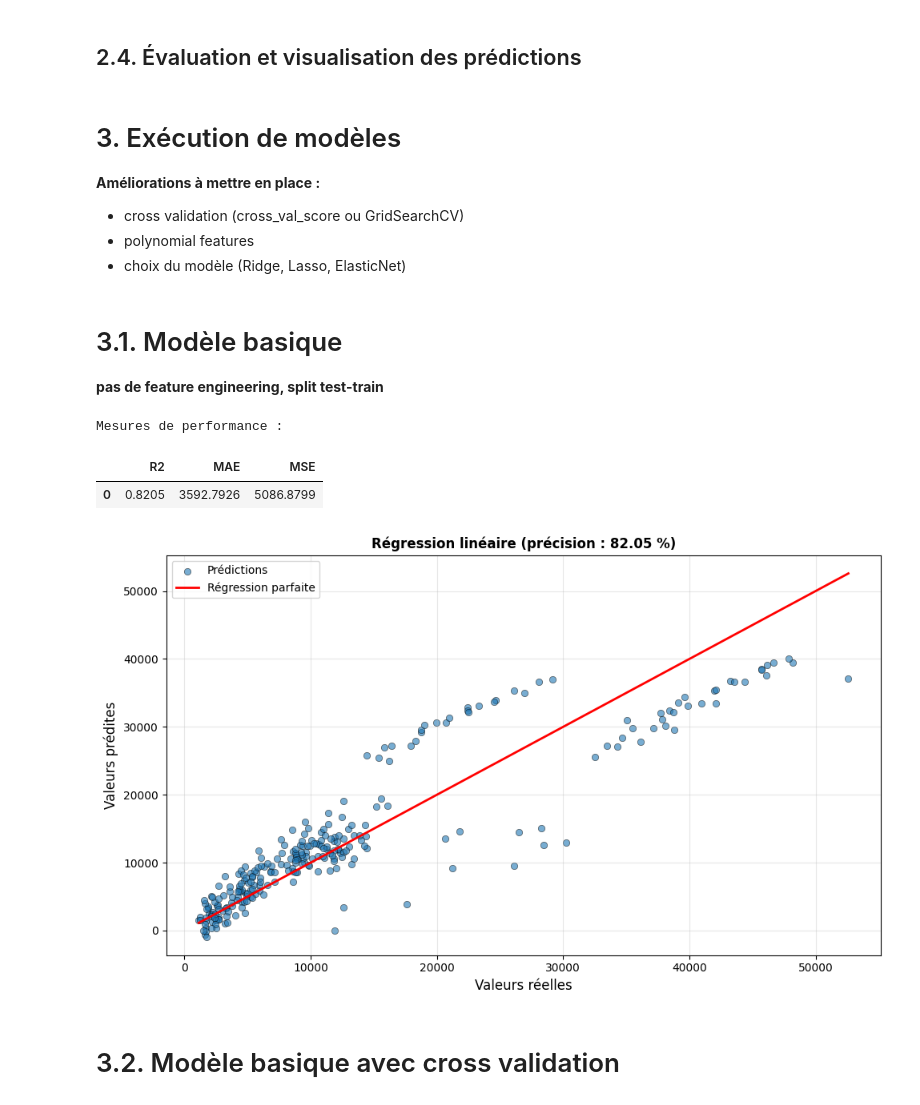
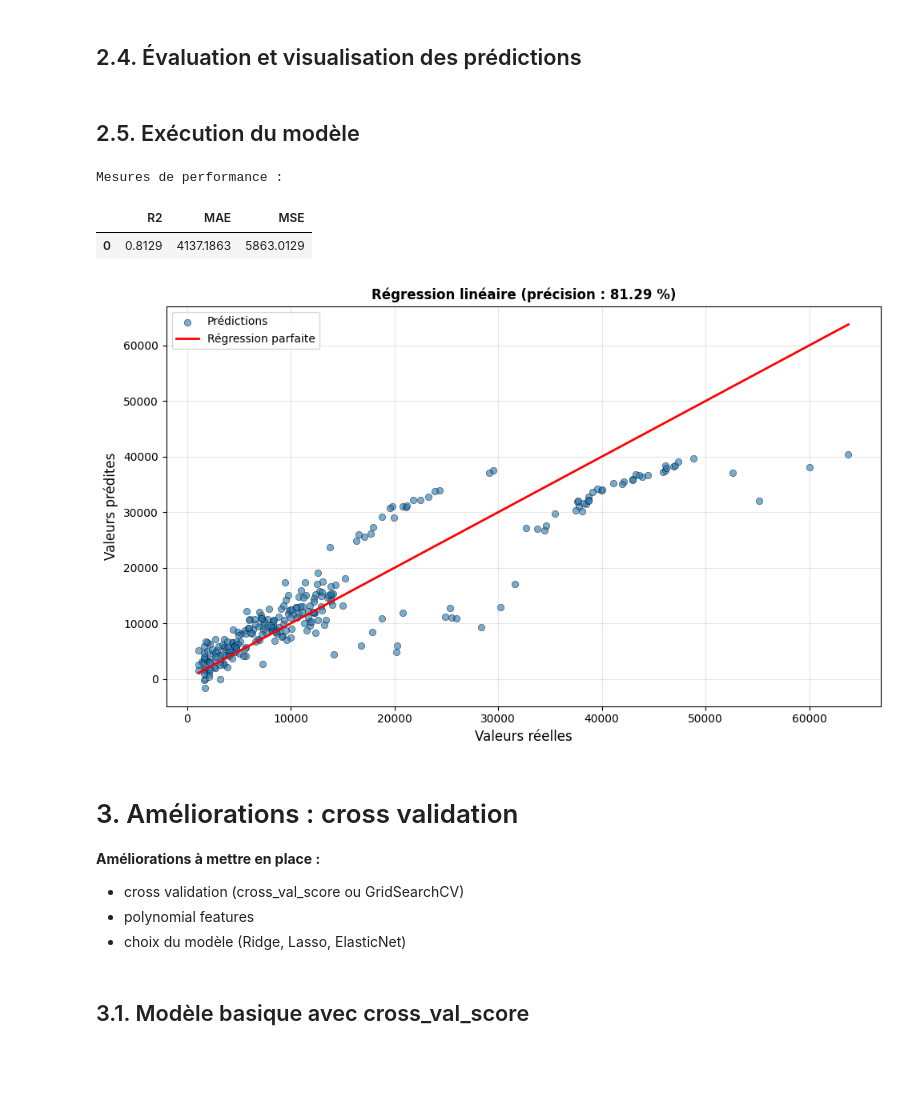
Before and after one commit to UmbertoEmonds/charge_vs_insurance, a Jupyter notebook: insurance_pipeline.ipynb, the cells around one changed output. Drawn from its saved outputs; the diff is of its cells as text; code cells hidden in the pictures; blank space fills up the shorter version.

```diff
--- a/insurance_pipeline.ipynb
+++ b/insurance_pipeline.ipynb
@@ -61,0 +69,4 @@ dtype: int64
+# %%
+df["obese"] = (df["bmi"].map(lambda x: "no" if x < 30 else "yes"))
+
+display(df.head())
@@ -71,8 +91,7 @@ def split_data_test_train(df):
     X_train, X_test, y_train, y_test = train_test_split(
         X, y,
         test_size = 0.2,
-        random_state = 42,
-        stratify = df["smoker"]
+        random_state = 42
     )
 
     return X_train, X_test, y_train, y_test
@@ -80,12 +99,12 @@ def split_data_test_train(df):
 ## 2.2. Sauvegarde et chargement de modèle
 # %%
 def save_model(name, pipeline):
-    filename = f"./models/linear_model_{name}.sav"
+    filename = f"./models/{name}.pkl"
     joblib.dump(pipeline, open(filename, "wb")) # write in binary, overrides if file already exists
 
 
-def load_model(name):
-    filename = f"./models/linear_model_{name}.sav"
+def load_model(name_ext):
+    filename = f"./models/{name_ext}"
     loaded_model = joblib.load(open(filename, "rb")) # read binary file
     return loaded_model
 # %% [markdown]
@@ -96,19 +115,19 @@ def transform_columns(X_set):
     num_cols = X_set.select_dtypes(include=["float64", "int64"]).columns.tolist()
 
 
-    preprocessor = ColumnTransformer(transformers = [("ohe_sex_smoker_children", OneHotEncoder(drop="first"), cat_cols),
+    scaler = ColumnTransformer(transformers = [("ohe_sex_smoker_children", OneHotEncoder(drop="first"), cat_cols),
                                                     ("standard_age_bmi_children", StandardScaler(), num_cols)
                                                     ])
 
-    return preprocessor
+    return scaler
 
 
 def apply_pipeline(X_train, y_train, name):
 
-    preprocessor = transform_columns(X_train)
+    scaler = transform_columns(X_train)
 
     pipeline = Pipeline([
-        ("preprocessor", preprocessor),
+        ("scaler", scaler),
         ("regressor", LinearRegression())
     ])
 
@@ -170,40 +189,36 @@ def run_model(model, X_test, y_test):
 
     visualise_predictions(y_test, y_pred, r2)
 # %% [markdown]
-# 3. Exécution de modèles
-
-__Améliorations à mettre en place :__
-- cross validation (cross_val_score ou GridSearchCV)
-- polynomial features
-- choix du modèle (Ridge, Lasso, ElasticNet)
+## 2.5. Exécution du modèle
-# %% [markdown]
-# 3.1. Modèle basique
-
-__pas de feature engineering, split test-train__
 # %%
-def linear_regression_basic(df, name, load=False):
-
-    df = df.drop_duplicates()
+def linear_regression(df, name, load=False):
 
     X_train, X_test, y_train, y_test = split_data_test_train(df)
 
     model = load_model(name) if load else apply_pipeline(X_train, y_train, name)
 
     run_model(model, X_test, y_test)
 
 
 df_basic = df.copy()
 
 # Première exécution et sauvegarde
-# linear_regression(df_basic, "basic_1")
+linear_regression(df_basic, "linear_regression_basic_1")
 
 # Chargement de modèle existant
-linear_regression_basic(df_basic, "basic_1", True)
+# linear_regression(df_basic, "linear_regression_basic_1.pkl", True)
 # %% [output]
 Mesures de performance :
 |  | R2 | MAE | MSE |
-| 0 | 0.8205 | 3592.7926 | 5086.8799 |
+| 0 | 0.8129 | 4137.1863 | 5863.0129 |
-[figure, old version]
+[figure, new version]
+# %% [markdown]
+# 3. Améliorations : cross validation
+
+__Améliorations à mettre en place :__
+- cross validation (cross_val_score ou GridSearchCV)
+- polynomial features
+- choix du modèle (Ridge, Lasso, ElasticNet)
 # %% [markdown]
-# 3.2. Modèle basique avec cross validation
+## 3.1. Modèle basique avec cross_val_score
 # %%
```
Also changed, not shown: parts of 8 cells of this notebook, 5 other files.
